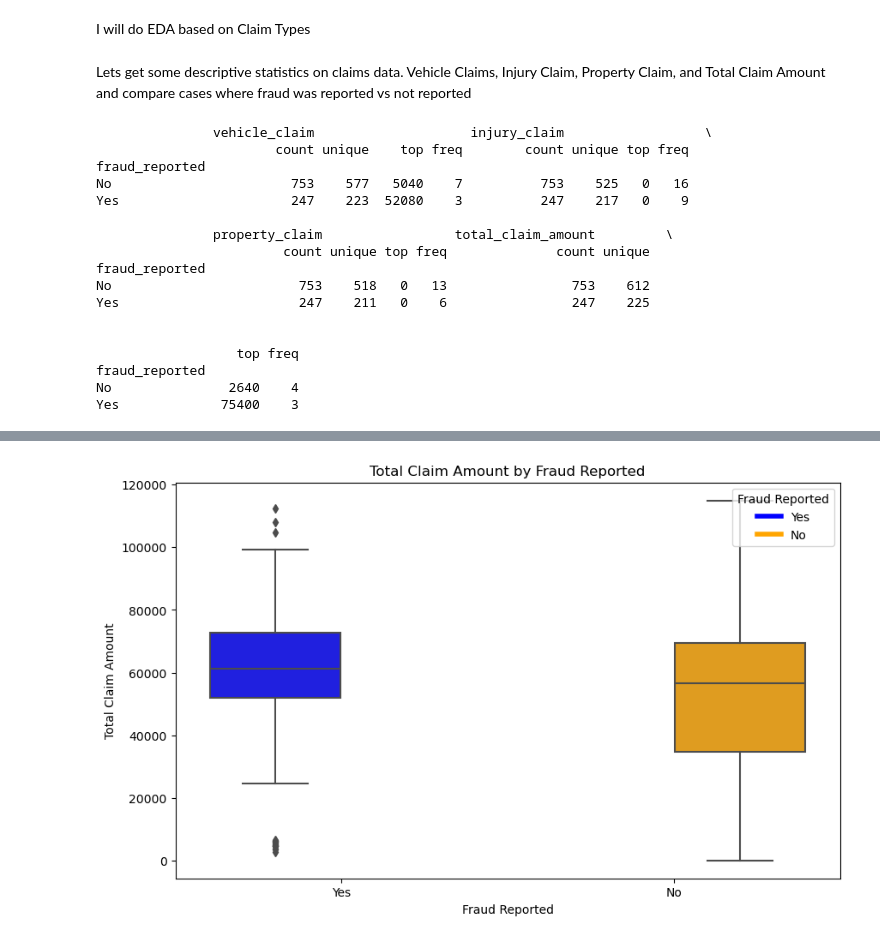
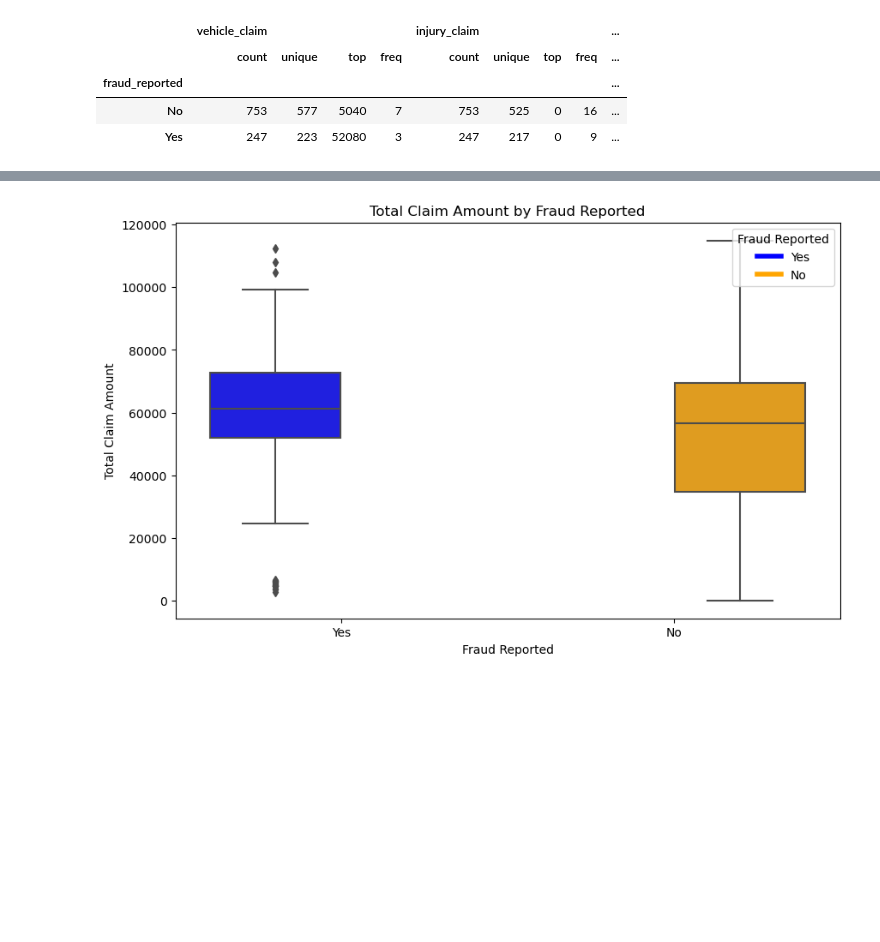
Before and after one commit to oaj1/Insurance_Claims, a Jupyter notebook: Insurance_Claims_ClaimTypeAmounts_EDA.ipynb, the cells around one changed output, grey strips where cells are left out. Saved outputs shown, nothing was run; the diff lists cells and outputs as text; code cells hidden in the pictures; blank space fills up the shorter version.

Commit message:
Finished EDA on  Incident Characteristics and Claim Circumstances
Starting Review on Claims Amount

```diff
--- a/Insurance_Claims_ClaimTypeAmounts_EDA.ipynb
+++ b/Insurance_Claims_ClaimTypeAmounts_EDA.ipynb
@@ -13,31 +13,15 @@ df = df.map(lambda x: x.strip() if isinstance(x, str) else x)
 
 # Export with consistent quoting
 df.to_csv("insurance_claims_cleaned_fixed.csv", index=False, quoting=csv.QUOTE_ALL)
-# %% [markdown]
-I will do EDA based on Claim Types
-# %% [markdown]
-Lets get some descriptive statistics on claims data. Vehicle Claims, Injury Claim, Property Claim, and Total Claim Amount and compare cases where fraud was reported vs not reported
 # %%
 #lets get some initial descriptive statistics on claim amounts based on fraud reported
-print(df.groupby('fraud_reported')[['vehicle_claim', 'injury_claim', 'property_claim', 'total_claim_amount']].describe())
+df.groupby('fraud_reported')[['vehicle_claim', 'injury_claim', 'property_claim', 'total_claim_amount']].describe()
 # %% [output]
-               vehicle_claim                    injury_claim                  \
-                       count unique    top freq        count unique top freq
-fraud_reported
-No                       753    577   5040    7          753    525   0   16
-Yes                      247    223  52080    3          247    217   0    9
-
-               property_claim                 total_claim_amount         \
-                        count unique top freq              count unique
-fraud_reported
-No                        753    518   0   13                753    612
-Yes                       247    211   0    6                247    225
-
-
-                  top freq
-fraud_reported
-No               2640    4
-Yes             75400    3
+|  | vehicle_claim |  |  |  | injury_claim |  |  |  | ... |
+|  | count | unique | top | freq | count | unique | top | freq | ... |
+| fraud_reported |  |  |  |  |  |  |  |  | ... |
+| No | 753 | 577 | 5040 | 7 | 753 | 525 | 0 | 16 | ... |
+| Yes | 247 | 223 | 52080 | 3 | 247 | 217 | 0 | 9 | ... |
 # %% [markdown]
 # Fraud vs. Non-Fraud Claim Statistics
 
```
Also changed, not shown: parts of 5 cells of this notebook, 5 other files.
